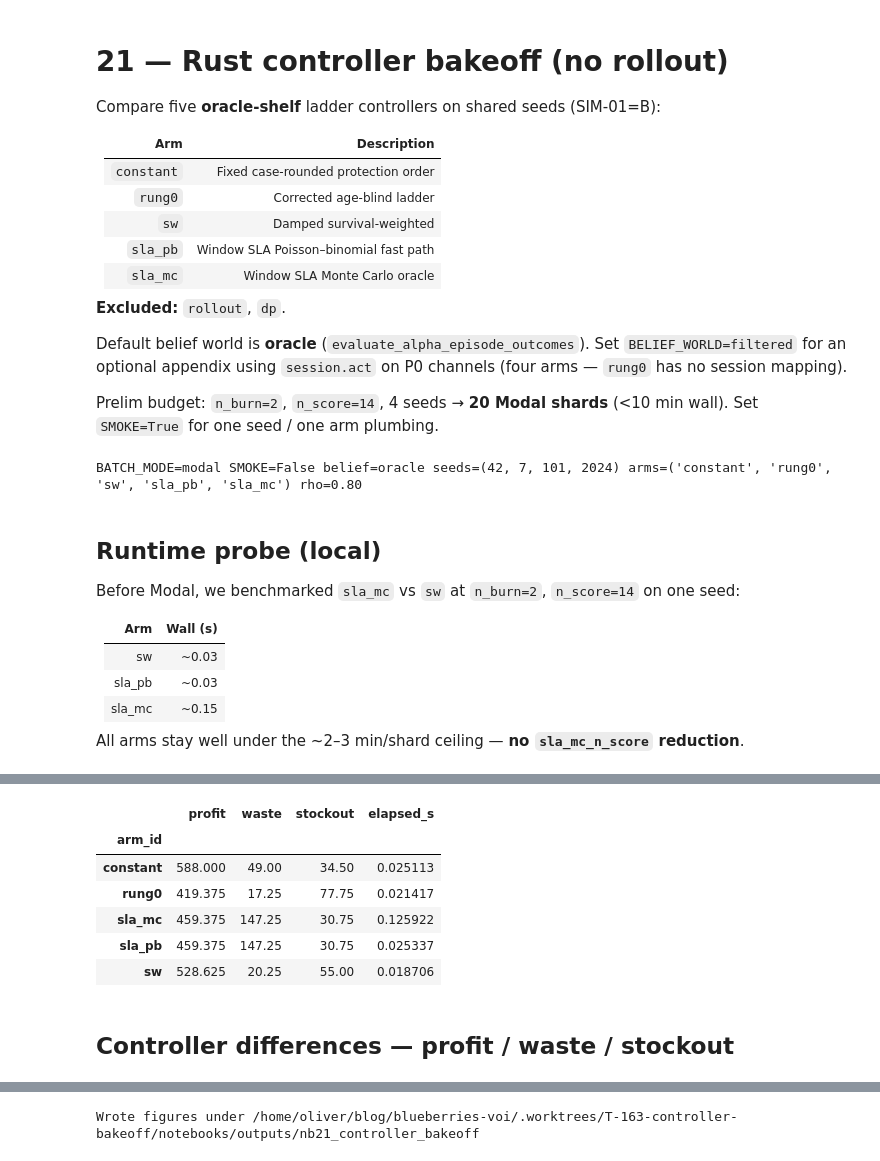
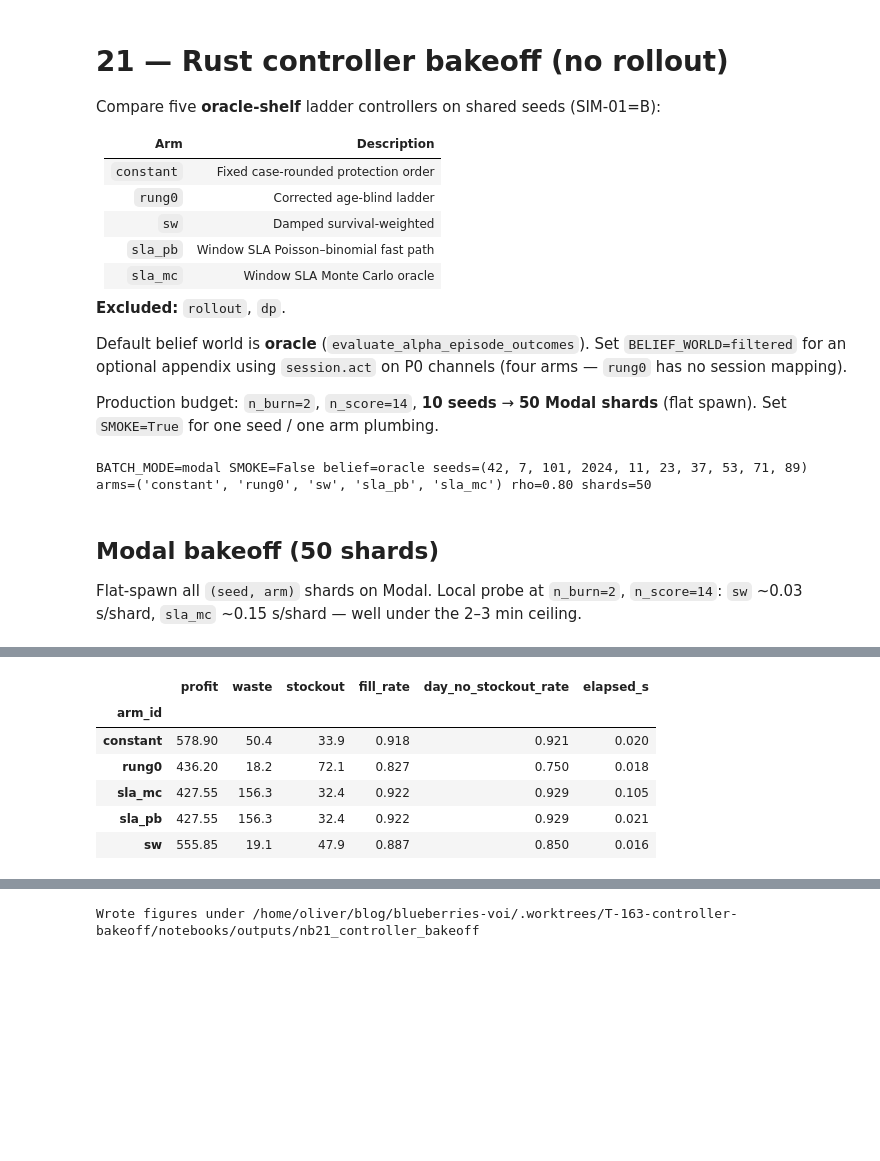
Before and after one commit to OliverEvans96/blueberries-voi, a Jupyter notebook: notebooks/21_rust_controller_bakeoff.ipynb, the cells around one changed output, grey strips where cells are left out. Cells and saved outputs as stored; diff of their text form; code cells hidden in the pictures; blank space fills up the shorter version.

Commit message:
T-163 (implement): nb21 ten-seed bakeoff with service-level distributions
Team-Role: implement
Team-Ticket: T-163

```diff
--- a/notebooks/21_rust_controller_bakeoff.ipynb
+++ b/notebooks/21_rust_controller_bakeoff.ipynb
@@ -17,13 +17,14 @@ Default belief world is **oracle** (`evaluate_alpha_episode_outcomes`). Set
 `BELIEF_WORLD=filtered` for an optional appendix using `session.act` on P0 channels
 (four arms — `rung0` has no session mapping).
 
-Prelim budget: `n_burn=2`, `n_score=14`, 4 seeds → **20 Modal shards** (<10 min wall).
+Production budget: `n_burn=2`, `n_score=14`, **10 seeds** → **50 Modal shards** (flat spawn).
 Set `SMOKE=True` for one seed / one arm plumbing.
 # %%
 from __future__ import annotations
 
 import json
 import os
+import time
 from pathlib import Path
 from typing import Literal
 
@@ -48,13 +49,19 @@ from blueberries_voi.experiments.controller_bakeoff import (
     DEFAULT_CONTROLLER_SEEDS,
     arms_for_belief_world,
     belief_world_from_env,
+    resolve_arm_alpha,
 )
 from blueberries_voi.experiments.modal_dispatch import run_batch
 from blueberries_voi.experiments.policy_bakeoff_viz import (
+    summarize_distribution_by_arm,
+    write_alpha_vs_observed_figure,
+    write_metric_boxplot_figure,
+    write_paired_delta_boxplot_figure,
     write_paired_delta_figure,
     write_profit_bars_figure,
     write_runtime_bars_figure,
     write_runtime_frontier_figure,
+    write_runtime_violin_figure,
     write_waste_stockout_bars_figure,
 )
 from blueberries_voi.experiments.voi_profit import load_damped_sw_bo_params
@@ -71,23 +78,17 @@ OUT_DIR.mkdir(parents=True, exist_ok=True)
 
 print(
     f"BATCH_MODE={BATCH_MODE} SMOKE={SMOKE} belief={BELIEF_WORLD} "
-    f"seeds={SEEDS} arms={ARMS} rho={RHO:.2f}"
+    f"seeds={SEEDS} arms={ARMS} rho={RHO:.2f} shards={len(SEEDS)*len(ARMS)}"
 )
 # %% [output]
-BATCH_MODE=modal SMOKE=False belief=oracle seeds=(42, 7, 101, 2024) arms=('constant', 'rung0', 'sw', 'sla_pb', 'sla_mc') rho=0.80
+BATCH_MODE=modal SMOKE=False belief=oracle seeds=(42, 7, 101, 2024, 11, 23, 37, 53, 71, 89) arms=('constant', 'rung0', 'sw', 'sla_pb', 'sla_mc') rho=0.80 shards=50
 # %% [markdown]
-## Runtime probe (local)
+## Modal bakeoff (50 shards)
 
-Before Modal, we benchmarked `sla_mc` vs `sw` at `n_burn=2`, `n_score=14` on one seed:
-
-| Arm | Wall (s) |
-| --- | --- |
-| sw | ~0.03 |
-| sla_pb | ~0.03 |
-| sla_mc | ~0.15 |
-
-All arms stay well under the ~2–3 min/shard ceiling — **no `sla_mc_n_score` reduction**.
+Flat-spawn all `(seed, arm)` shards on Modal. Local probe at `n_burn=2`, `n_score=14`:
+`sw` ~0.03 s/shard, `sla_mc` ~0.15 s/shard — well under the 2–3 min ceiling.
 # %%
+t0 = time.perf_counter()
 rows = run_batch(
     "controller_bakeoff",
     BATCH_MODE,
@@ -100,7 +101,9 @@ rows = run_batch(
     n_score=N_SCORE,
     out_path=OUT_DIR / "controller_bakeoff_rows.json",
 )
+modal_wall_s = time.perf_counter() - t0
 df = pd.DataFrame(rows)
 df["arm_label"] = df["arm_id"].map(ARM_LABELS)
-display(df.groupby("arm_id")[["profit", "waste", "stockout", "elapsed_s"]].mean())
+print(f"Modal wall time: {modal_wall_s:.1f} s for {len(rows)} shards")
+display(df.groupby("arm_id")[["profit", "waste", "stockout", "fill_rate", "day_no_stockout_rate", "elapsed_s"]].mean().round(3))
 # %% [output]
@@ -108,9 +112,7 @@ display(df.groupby("arm_id")[["profit", "waste", "stockout", "elapsed_s"]].mean(
-|  | profit | waste | stockout | elapsed_s |
-| arm_id |  |  |  |  |
-| constant | 588.000 | 49.00 | 34.50 | 0.025113 |
-| rung0 | 419.375 | 17.25 | 77.75 | 0.021417 |
-| sla_mc | 459.375 | 147.25 | 30.75 | 0.125922 |
-| sla_pb | 459.375 | 147.25 | 30.75 | 0.025337 |
-| sw | 528.625 | 20.25 | 55.00 | 0.018706 |
+|  | profit | waste | stockout | fill_rate | day_no_stockout_rate | elapsed_s |
+| arm_id |  |  |  |  |  |  |
+| constant | 578.90 | 50.4 | 33.9 | 0.918 | 0.921 | 0.020 |
+| rung0 | 436.20 | 18.2 | 72.1 | 0.827 | 0.750 | 0.018 |
+| sla_mc | 427.55 | 156.3 | 32.4 | 0.922 | 0.929 | 0.105 |
+| sla_pb | 427.55 | 156.3 | 32.4 | 0.922 | 0.929 | 0.021 |
+| sw | 555.85 | 19.1 | 47.9 | 0.887 | 0.850 | 0.016 |
-# %% [markdown]
-## Controller differences — profit / waste / stockout
```
Also changed, not shown: parts of 13 cells of this notebook, 26 other files.
